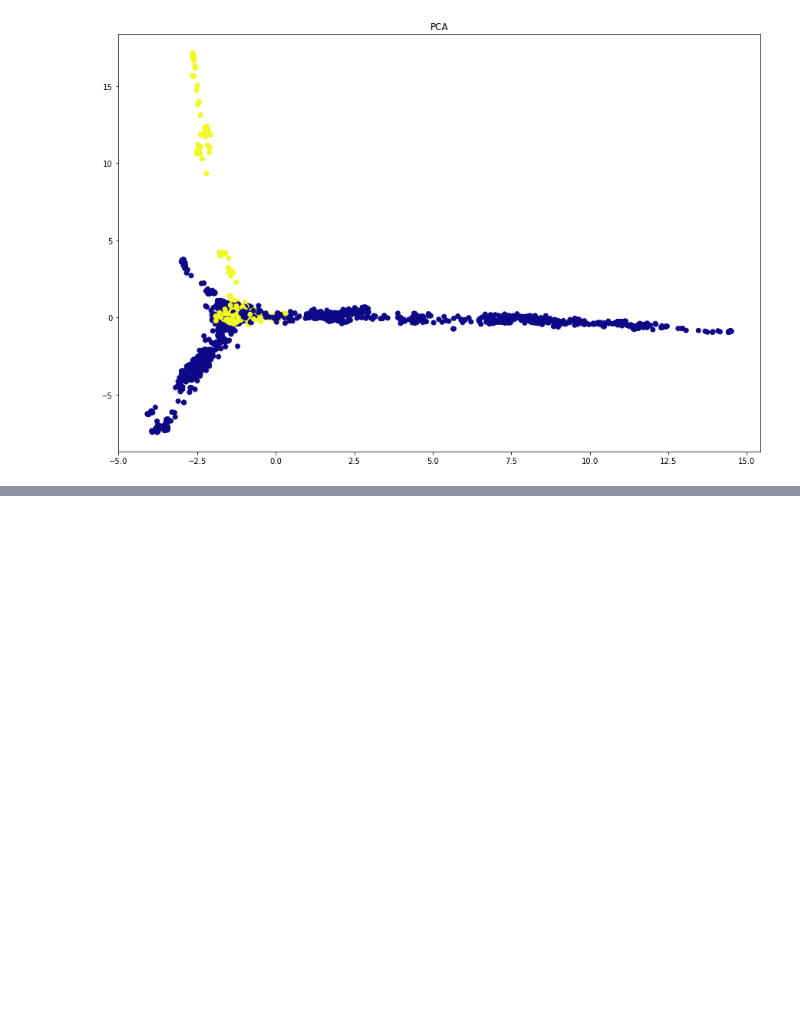
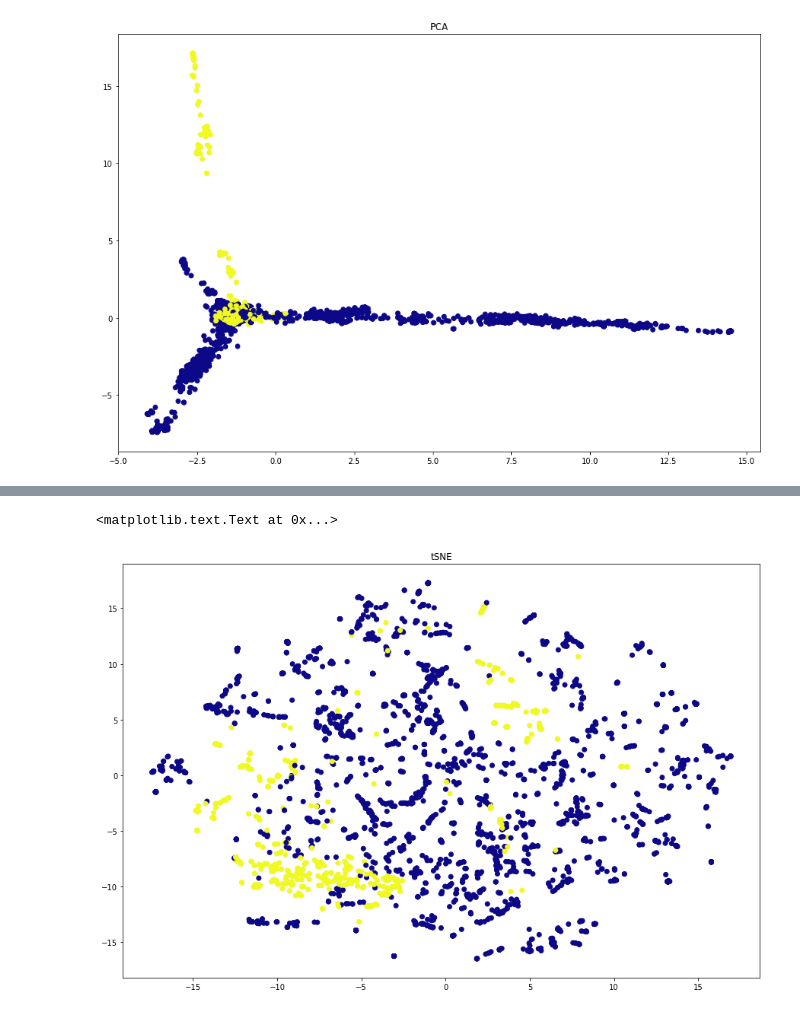
Before and after one commit to Rauf-Kurbanov/au_dl_course, a Jupyter notebook: seminar_6/hw.ipynb, the cells around one changed output, grey strips where cells are left out. Cells and saved outputs as stored; diff of their text form; code cells hidden in the pictures; blank space fills up the shorter version.

```diff
--- a/seminar_6/hw.ipynb
+++ b/seminar_6/hw.ipynb
@@ -321,0 +387,3 @@ plt.title('tSNE')
+# %%
+trans = TSNE(n_components=2, verbose=1)
+data_viz_tsne = trans.fit_transform(data_viz_vec)
@@ -321,0 +400,7 @@ plt.title('tSNE')
+# %%
+plt.figure(figsize=(15,10))
+plt.scatter(data_viz_tsne[:,0], data_viz_tsne[:,1], c=(data_viz['family'] == 'Helicase_C'), cmap='plasma')
+plt.title('tSNE')
+# %% [output]
+<matplotlib.text.Text at 0x...>
+[figure, added]
```
Also changed, not shown: parts of 16 cells of this notebook.
